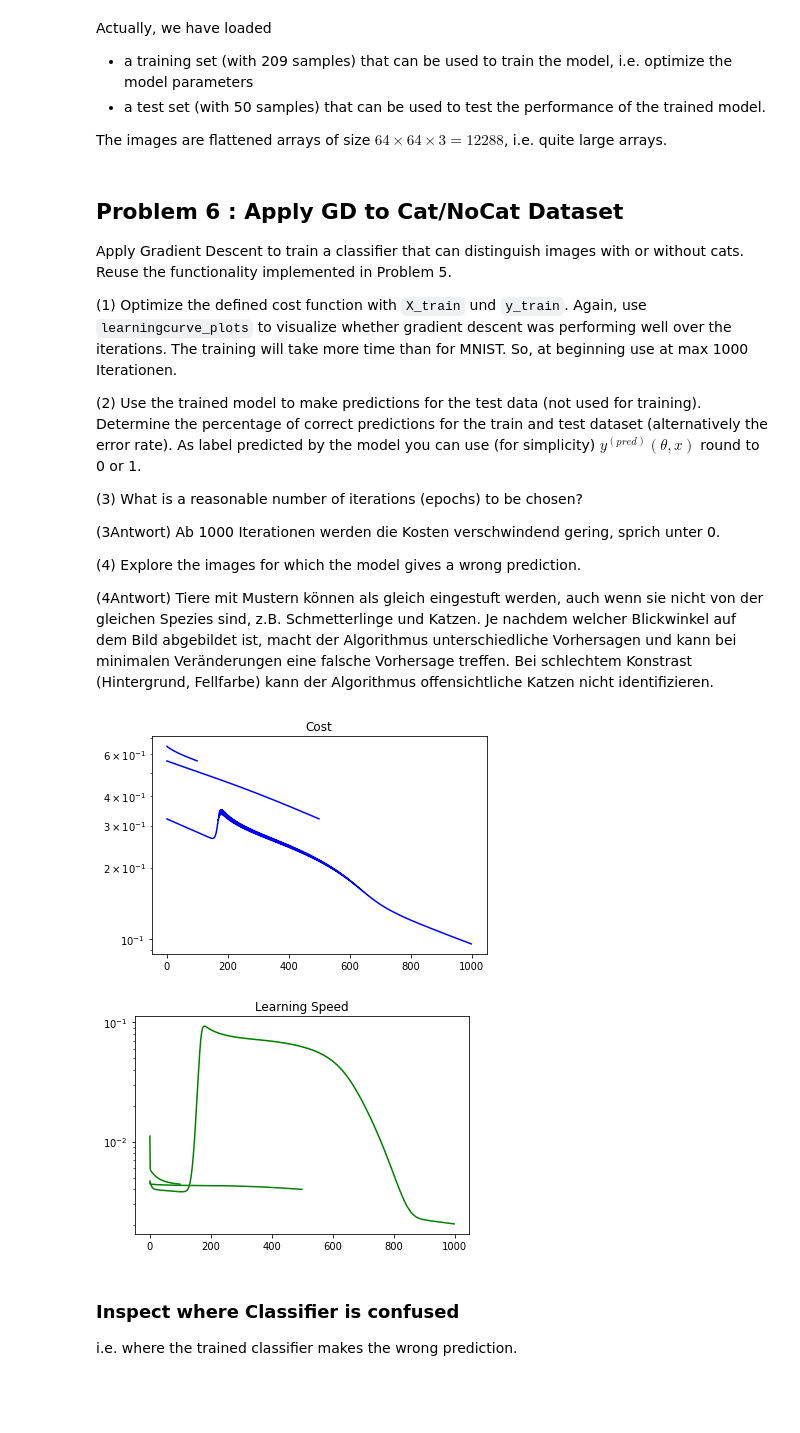
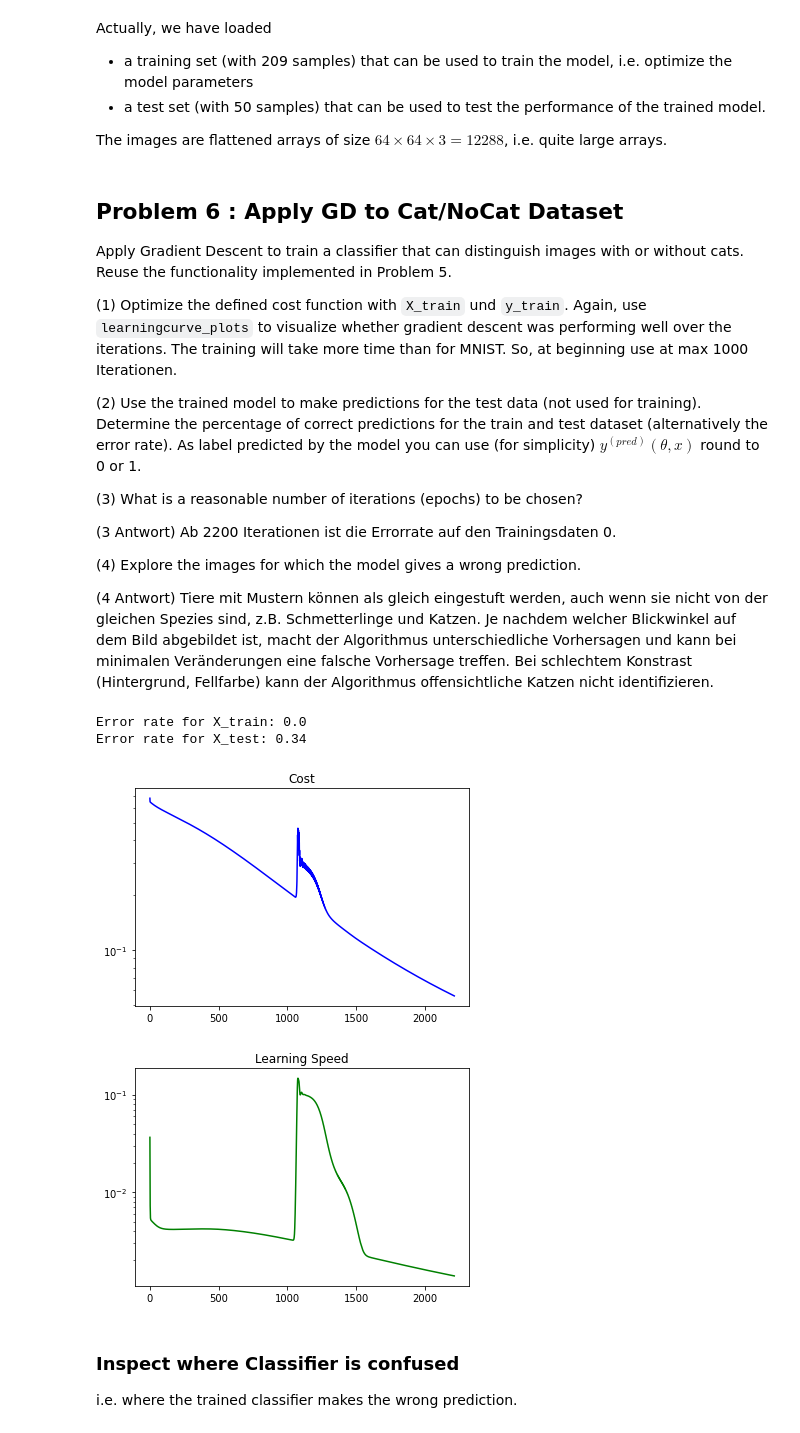
Before and after one commit to hariveliki/vta_le7_mini_challenge, a Jupyter notebook: train_neural_net_stud_V4.ipynb, the cells around one changed output. Saved outputs shown, nothing was run; the diff lists cells and outputs as text; code cells hidden in the pictures; blank space fills up the shorter version.

```diff
--- a/train_neural_net_stud_V4.ipynb
+++ b/train_neural_net_stud_V4.ipynb
@@ -781,17 +781,17 @@ Apply Gradient Descent to train a classifier that can distinguish images with or
 
 (3) What is a reasonable number of iterations (epochs) to be chosen?
 
-(3Antwort) Ab 1000 Iterationen werden die Kosten verschwindend gering, sprich unter 0.
+(3 Antwort) Ab 2200 Iterationen ist die Errorrate auf den Trainingsdaten 0.
 
 (4) Explore the images for which the model gives a wrong prediction.
 
-(4Antwort) Tiere mit Mustern können als gleich eingestuft werden, auch wenn sie nicht von der gleichen Spezies sind, z.B. Schmetterlinge und Katzen. Je nachdem welcher Blickwinkel auf dem Bild abgebildet ist, macht der Algorithmus unterschiedliche Vorhersagen und kann bei minimalen Veränderungen eine falsche Vorhersage treffen. Bei schlechtem Konstrast (Hintergrund, Fellfarbe) kann der Algorithmus offensichtliche Katzen nicht identifizieren.
+(4 Antwort) Tiere mit Mustern können als gleich eingestuft werden, auch wenn sie nicht von der gleichen Spezies sind, z.B. Schmetterlinge und Katzen. Je nachdem welcher Blickwinkel auf dem Bild abgebildet ist, macht der Algorithmus unterschiedliche Vorhersagen und kann bei minimalen Veränderungen eine falsche Vorhersage treffen. Bei schlechtem Konstrast (Hintergrund, Fellfarbe) kann der Algorithmus offensichtliche Katzen nicht identifizieren.
 # %%
 n0 = X_train.shape[0]
 n1 = 50
 
 lr = 0.02
-epochs = [100, 500, 1000, 1500]
+epochs = 2500
 
 # START YOUR CODE
 
@@ -800,14 +800,24 @@ data_train = {"label": y_train, "input": X_train}
 model = Model(n0, n1)
 weights = initial_weights(n0, n1)
 
-for ep in epochs:
-    cost_hist, learning_speed_hist = vanilla_gradient_descent(model, CrossEntropy(), weights[0], weights[1], data_train, lr, ep)
-    learningcurve_plots(cost_hist, learning_speed_hist, True)
-
-# END YOUR CODE
+cost_hist, learning_speed_hist = vanilla_gradient_descent(model, CrossEntropy(), weights[0], weights[1], data_train, lr, epochs)
-# %% [output]
-[figure, removed]
-[figure, removed]
+# %%
+ypred_train = model.forwardprop(X_train)
+ypred_test = model.forwardprop(X_test)
+
+error_rate_train = np.sum(np.round(ypred_train) != data_train["label"]) / data_train["label"].shape[1]
+error_rate_test = np.sum(np.round(ypred_test) != y_test) / y_test.shape[1]
+
+print(f"Error rate for X_train: {error_rate_train}")
+print(f"Error rate for X_test: {error_rate_test}")
+
+learningcurve_plots(cost_hist, learning_speed_hist, True)
+# END YOUR CODE
+# %% [output]
+Error rate for X_train: 0.0
+Error rate for X_test: 0.34
+[figure, added]
+[figure, added]
 # %% [markdown]
 ### Inspect where Classifier is confused
 
```
Also changed, not shown: parts of 8 cells of this notebook.
